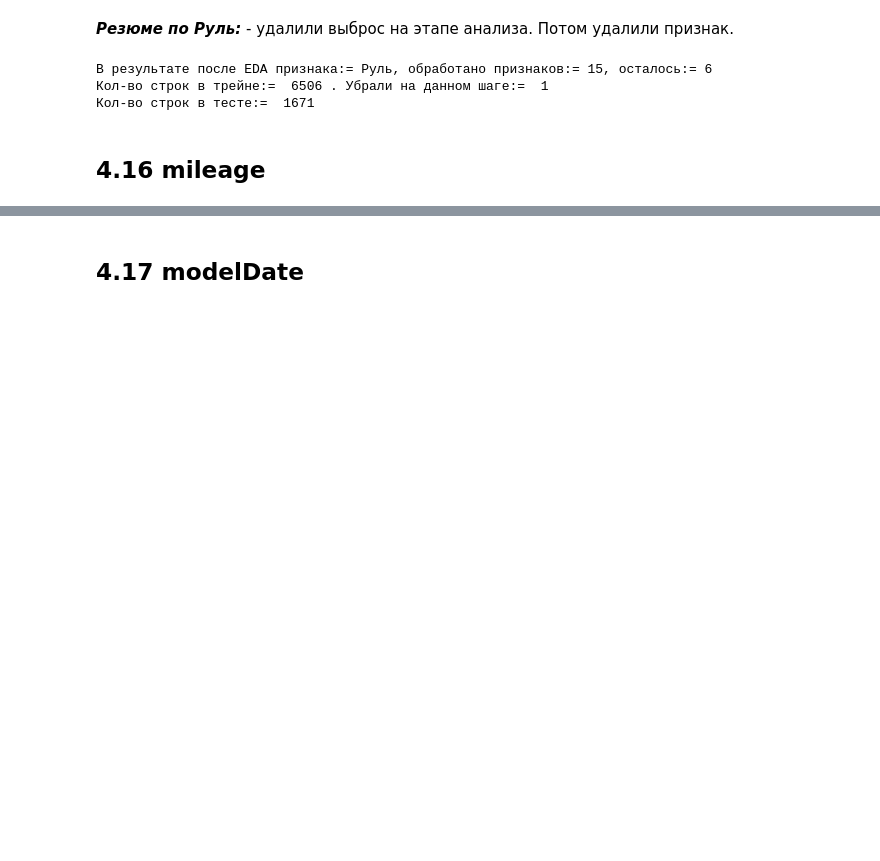
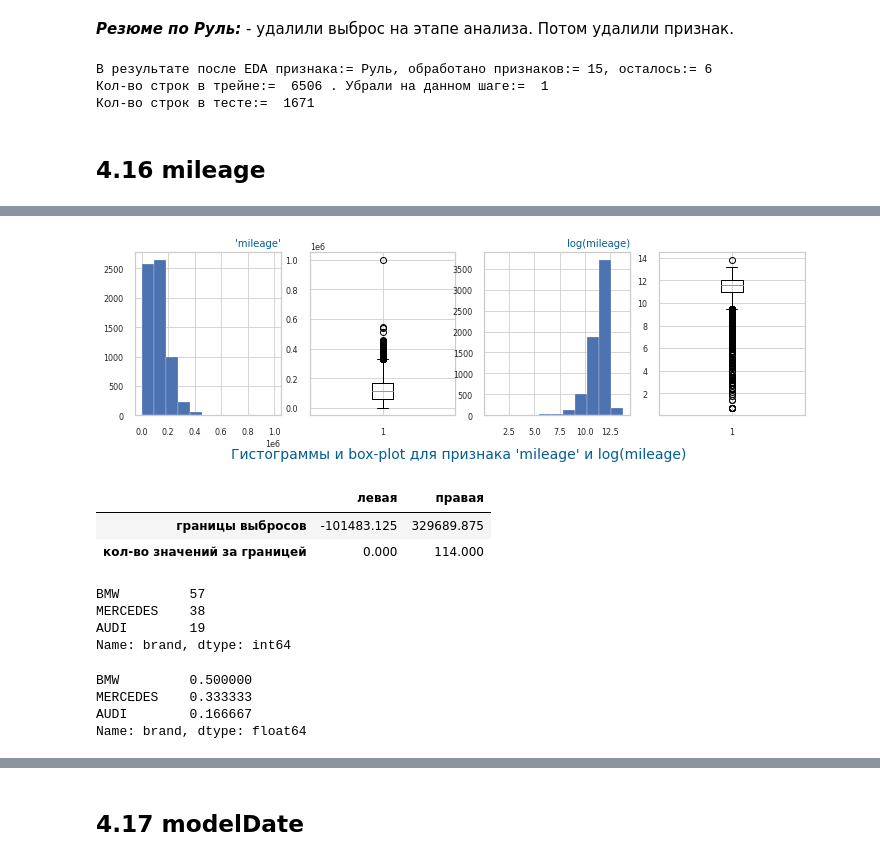
Before and after one commit to alex-sokolov2011/pet-projects, a Jupyter notebook: module_8/kaggle_rds8_Car_Price_prediction_Part2_Sokolov_EDA.ipynb, the cells around one changed output, grey strips where cells are left out. Drawn from its saved outputs; the diff is of its cells as text; code cells hidden in the pictures; blank space fills up the shorter version.

```diff
--- a/module_8/kaggle_rds8_Car_Price_prediction_Part2_Sokolov_EDA.ipynb
+++ b/module_8/kaggle_rds8_Car_Price_prediction_Part2_Sokolov_EDA.ipynb
@@ -1736,0 +1758,26 @@ old_len_train, EDA_done_cols = utils.result_EDA_feature('Руль', df[df['Train
+# %%
+utils.four_plot_with_log2('mileage', df[df['Train']==1])
+# %% [output]
+[figure, added]
+# %%
+# посмотрим где проходят границы выбросов
+utils.borders_of_outliers('mileage',df[df['Train']==1], log = False)
+# %% [output]
+|  | левая | правая |
+| границы выбросов | -101483.125 | 329689.875 |
+| кол-во значений за границей | 0.000 | 114.000 |
+# %%
+# посмотрим какие это марки с такими пробегами более 329689
+df[(df['Train']==1) & (df['mileage']>329689)].brand.value_counts()
+# %% [output]
+BMW         57
+MERCEDES    38
+AUDI        19
+Name: brand, dtype: int64
+# %%
+df[(df['Train']==1) & (df['mileage']>329689)].brand.value_counts(normalize=True)
+# %% [output]
+BMW         0.500000
+MERCEDES    0.333333
+AUDI        0.166667
+Name: brand, dtype: float64
```
Also changed, not shown: parts of 92 cells of this notebook.
